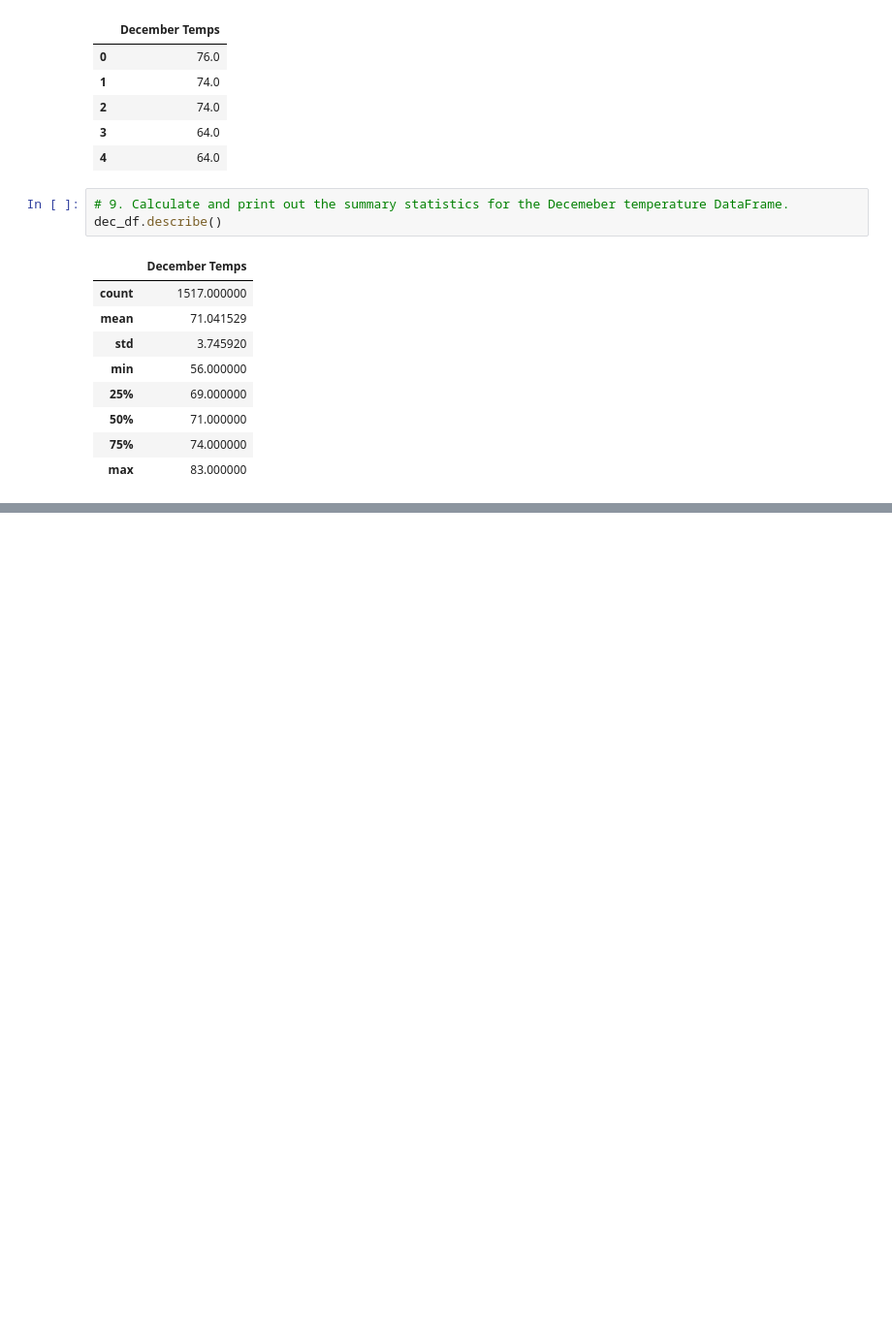
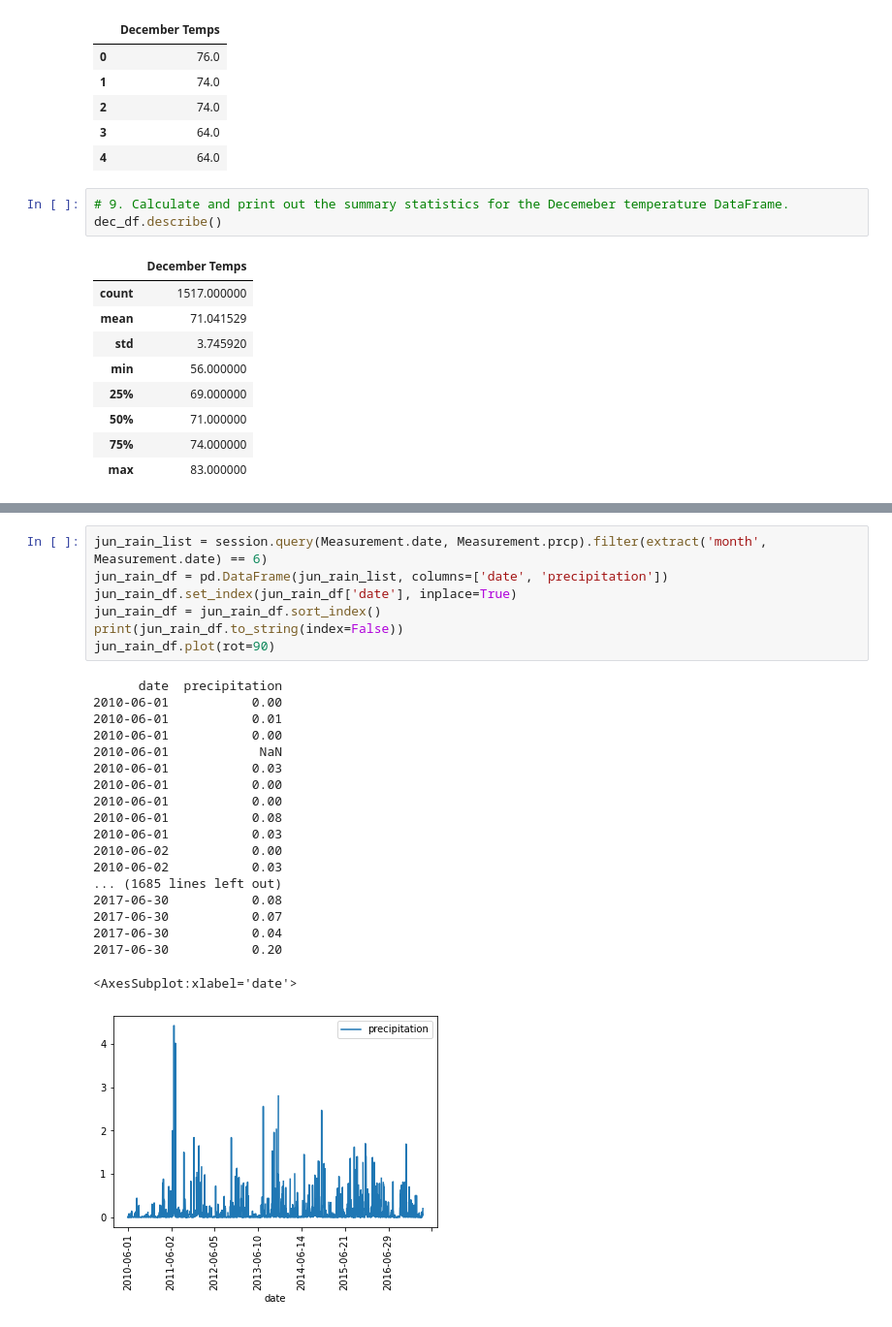
Before and after one commit to mcgrath41/surfs_up, a Jupyter notebook: SurfsUp_Challenge.ipynb, the cells around one changed output, grey strips where cells are left out. Shown at 97% size. Cells and saved outputs as stored; diff of their text form; blank space fills up the shorter version.

```diff
--- a/SurfsUp_Challenge.ipynb
+++ b/SurfsUp_Challenge.ipynb
@@ -93,0 +121,27 @@ dec_df.describe()
+# %%
+jun_rain_list = session.query(Measurement.date, Measurement.prcp).filter(extract('month', Measurement.date) == 6)
+jun_rain_df = pd.DataFrame(jun_rain_list, columns=['date', 'precipitation'])
+jun_rain_df.set_index(jun_rain_df['date'], inplace=True)
+jun_rain_df = jun_rain_df.sort_index()
+print(jun_rain_df.to_string(index=False))
+jun_rain_df.plot(rot=90)
+# %% [output]
+      date  precipitation
+2010-06-01           0.00
+2010-06-01           0.01
+2010-06-01           0.00
+2010-06-01            NaN
+2010-06-01           0.03
+2010-06-01           0.00
+2010-06-01           0.00
+2010-06-01           0.08
+2010-06-01           0.03
+2010-06-02           0.00
+2010-06-02           0.03
+... (1685 lines left out)
+2017-06-30           0.08
+2017-06-30           0.07
+2017-06-30           0.04
+2017-06-30           0.20
+<AxesSubplot:xlabel='date'>
+[figure, added]
```
Also changed, not shown: parts of 1 cell of this notebook.
